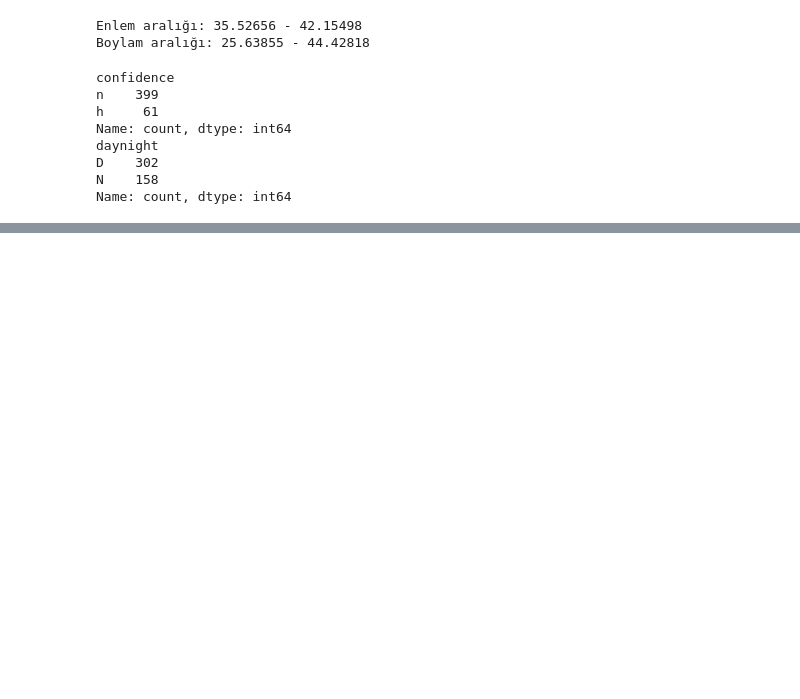
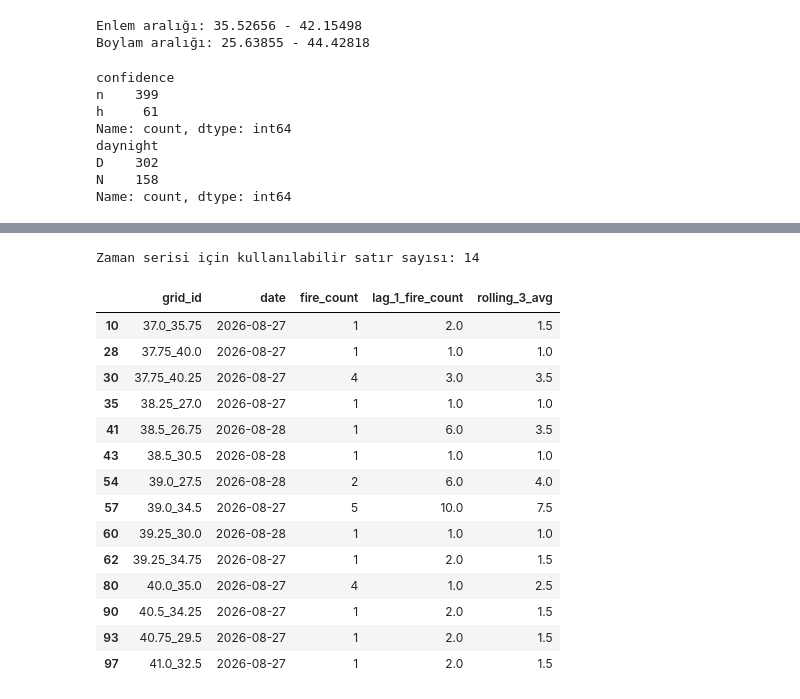
Before and after one commit to pelsingunduz/Turkey_Wildfire_Detection, a Jupyter notebook: notebooks/eda.ipynb, the cells around one changed output, grey strips where cells are left out. Cells and saved outputs as stored; diff of their text form; code cells hidden in the pictures; blank space fills up the shorter version.

```diff
--- a/notebooks/eda.ipynb
+++ b/notebooks/eda.ipynb
@@ -130,0 +590,22 @@ Note: you may need to restart the kernel to use updated packages.
+# %%
+# lag_1_fire_count NaN olan satırları at (geçmişi olmayan, tek-günlük hücreler)
+ts_data = daily_summary.dropna(subset=['lag_1_fire_count']).copy()
+print(f"Zaman serisi için kullanılabilir satır sayısı: {len(ts_data)}")
+ts_data[['grid_id', 'date', 'fire_count', 'lag_1_fire_count', 'rolling_3_avg']]
+# %% [output]
+Zaman serisi için kullanılabilir satır sayısı: 14
+|  | grid_id | date | fire_count | lag_1_fire_count | rolling_3_avg |
+| 10 | 37.0_35.75 | 2026-08-27 | 1 | 2.0 | 1.5 |
+| 28 | 37.75_40.0 | 2026-08-27 | 1 | 1.0 | 1.0 |
+| 30 | 37.75_40.25 | 2026-08-27 | 4 | 3.0 | 3.5 |
+| 35 | 38.25_27.0 | 2026-08-27 | 1 | 1.0 | 1.0 |
+| 41 | 38.5_26.75 | 2026-08-28 | 1 | 6.0 | 3.5 |
+| 43 | 38.5_30.5 | 2026-08-28 | 1 | 1.0 | 1.0 |
+| 54 | 39.0_27.5 | 2026-08-28 | 2 | 6.0 | 4.0 |
+| 57 | 39.0_34.5 | 2026-08-27 | 5 | 10.0 | 7.5 |
+| 60 | 39.25_30.0 | 2026-08-28 | 1 | 1.0 | 1.0 |
+| 62 | 39.25_34.75 | 2026-08-27 | 1 | 2.0 | 1.5 |
+| 80 | 40.0_35.0 | 2026-08-27 | 4 | 1.0 | 2.5 |
+| 90 | 40.5_34.25 | 2026-08-27 | 1 | 2.0 | 1.5 |
+| 93 | 40.75_29.5 | 2026-08-27 | 1 | 2.0 | 1.5 |
+| 97 | 41.0_32.5 | 2026-08-27 | 1 | 2.0 | 1.5 |
```
Also changed, not shown: parts of 43 cells of this notebook, 23 other files.
